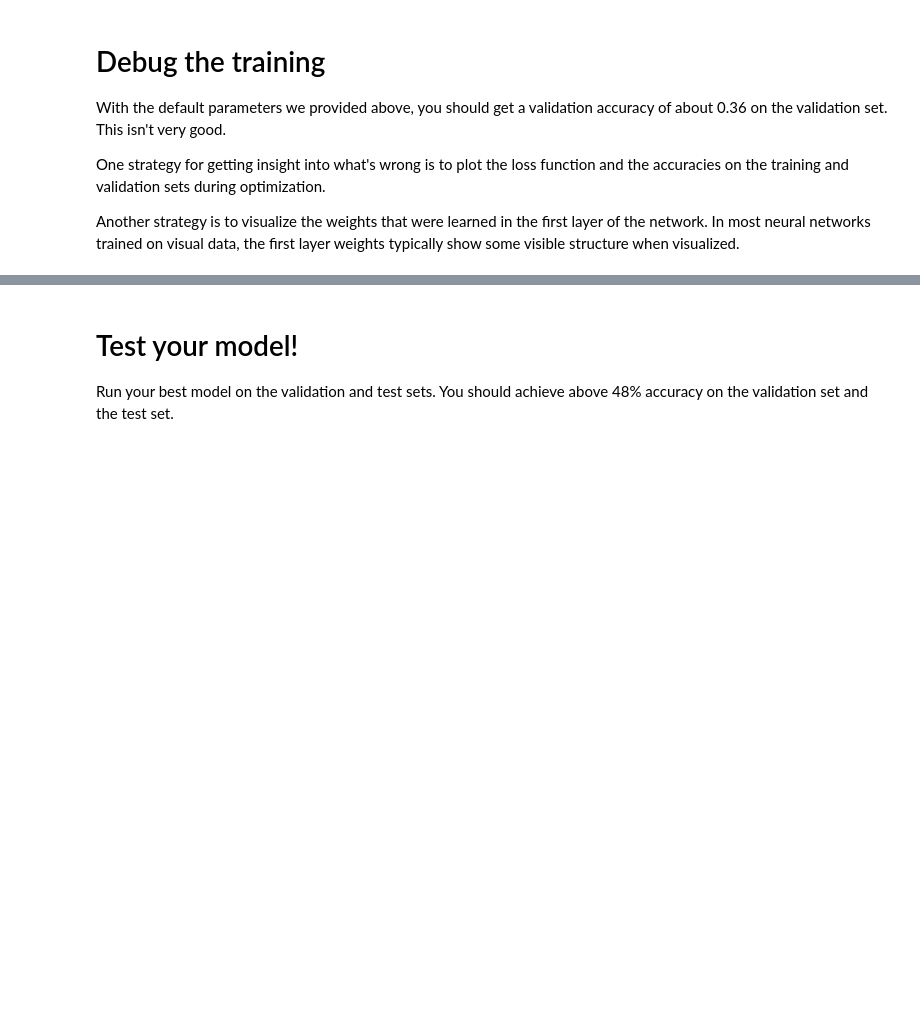
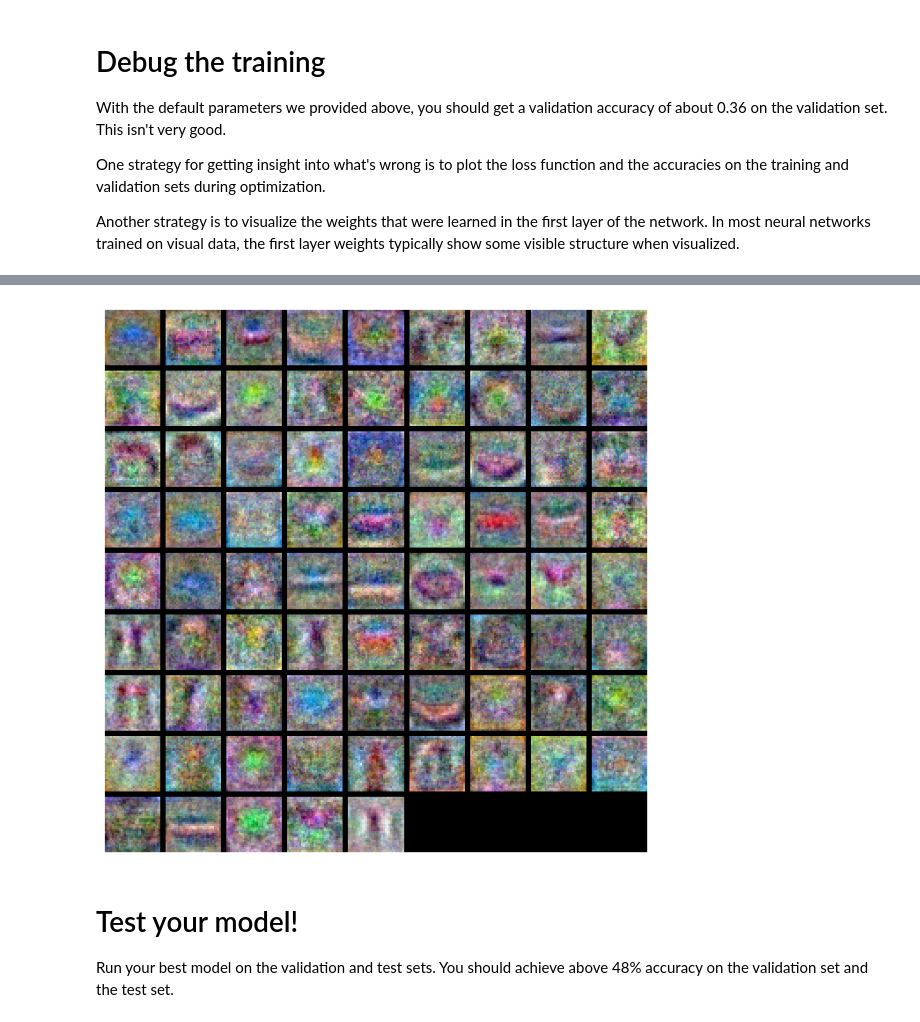
Before and after one commit to ahmedtraore88/cs231n, a Jupyter notebook: assignment1/two_layer_net.ipynb, the cells around one changed output, grey strips where cells are left out. Drawn from its saved outputs; the diff is of its cells as text; code cells hidden in the pictures; blank space fills up the shorter version.

```diff
--- a/assignment1/two_layer_net.ipynb
+++ b/assignment1/two_layer_net.ipynb
@@ -450,3 +559,7 @@ best_model = None
+# %%
+show_net_weights(model)
+# %% [output]
+[figure, added]
 # %% [markdown]
 # Test your model!
 Run your best model on the validation and test sets. You should achieve above 48% accuracy on the validation set and the test set.
```
Also changed, not shown: parts of 14 cells of this notebook, 2 other files.
